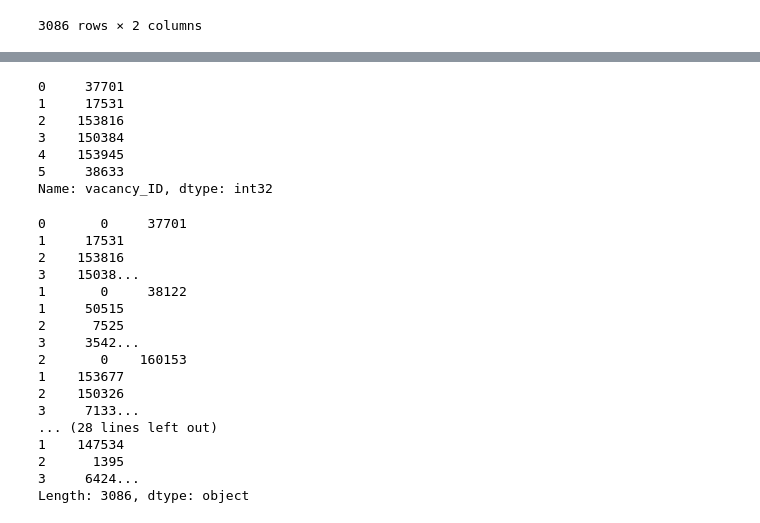
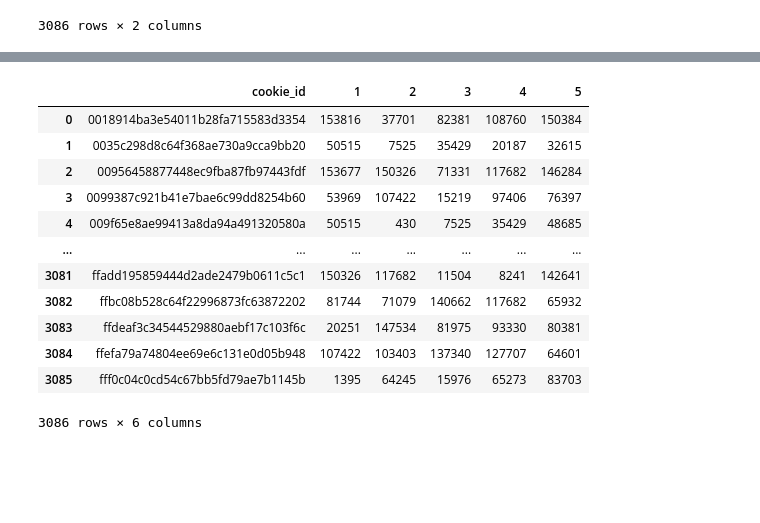
Before and after one commit to paru4ik/mipt_hackathon, a Jupyter notebook: hackathon.ipynb, the cells around one changed output, grey strips where cells are left out. Saved outputs shown, nothing was run; the diff lists cells and outputs as text; code cells hidden in the pictures; blank space fills up the shorter version.

```diff
--- a/hackathon.ipynb
+++ b/hackathon.ipynb
@@ -159,0 +229,5 @@ df_g
+# %%
+dic_client2cat = df_g[['client_id', 'cookie_id']]
+dic_client2cat = dic_client2cat.set_index('client_id')
+dic_client2cat = dic_client2cat.to_dict()
+dic_client2cat
@@ -287,5 +368,6 @@ df_g.cookie_id.loc[df_g.client_id == 'ffefa79a74804ee69e6c131e0d05b948'].iloc[0]
 # %%
 df_sample_users = []
 for elm in df_sample['cookie_id']:
-    df_sample_users.append(user_id(elm, df_g))
+    df_sample_users.append(dic_client2cat['cookie_id'][elm])
 df_sample_users = pd.DataFrame(df_sample_users)
+df_sample_users
@@ -336,33 +432,28 @@ predicted_vacancies
  Name: vacancy_ID, dtype: int32,
  ...]
-# %%
-predicted_vacancies[0]
-# %% [output]
-0     37701
-1     17531
-2    153816
-3    150384
-4    153945
-5     38633
-Name: vacancy_ID, dtype: int32
-# %%
-predict = pd.Series(predicted_vacancies)
-predict
-# %% [output]
-0       0     37701
-1     17531
-2    153816
-3    15038...
-1       0     38122
-1     50515
-2      7525
-3     3542...
-2       0    160153
-1    153677
-2    150326
-3     7133...
-... (28 lines left out)
-1    147534
-2      1395
-3     6424...
-Length: 3086, dtype: object
+# %%
+df_pred = pd.DataFrame(predicted_vacancies, index=range(len(predicted_vacancies)))
+df_pred
+# %%
+result = df_sample[['cookie_id']]
+# %%
+result[1] = df_pred[1]
+result[2] = df_pred[2]
+result[3] = df_pred[3]
+result[4] = df_pred[4]
+result[5] = df_pred[5]
+result
+# %% [output]
+|  | cookie_id | 1 | 2 | 3 | 4 | 5 |
+| 0 | 0018914ba3e54011b28fa715583d3354 | 153816 | 37701 | 82381 | 108760 | 150384 |
+| 1 | 0035c298d8c64f368ae730a9cca9bb20 | 50515 | 7525 | 35429 | 20187 | 32615 |
+| 2 | 00956458877448ec9fba87fb97443fdf | 153677 | 150326 | 71331 | 117682 | 146284 |
+| 3 | 0099387c921b41e7bae6c99dd8254b60 | 53969 | 107422 | 15219 | 97406 | 76397 |
+| 4 | 009f65e8ae99413a8da94a491320580a | 50515 | 430 | 7525 | 35429 | 48685 |
+| ... | ... | ... | ... | ... | ... | ... |
+| 3081 | ffadd195859444d2ade2479b0611c5c1 | 150326 | 117682 | 11504 | 8241 | 142641 |
+| 3082 | ffbc08b528c64f22996873fc63872202 | 81744 | 71079 | 140662 | 117682 | 65932 |
+| 3083 | ffdeaf3c34544529880aebf17c103f6c | 20251 | 147534 | 81975 | 93330 | 80381 |
+| 3084 | ffefa79a74804ee69e6c131e0d05b948 | 107422 | 103403 | 137340 | 127707 | 64601 |
+| 3085 | fff0c04c0cd54c67bb5fd79ae7b1145b | 1395 | 64245 | 15976 | 65273 | 83703 |
+3086 rows × 6 columns
```
Also changed, not shown: parts of 12 cells of this notebook.
